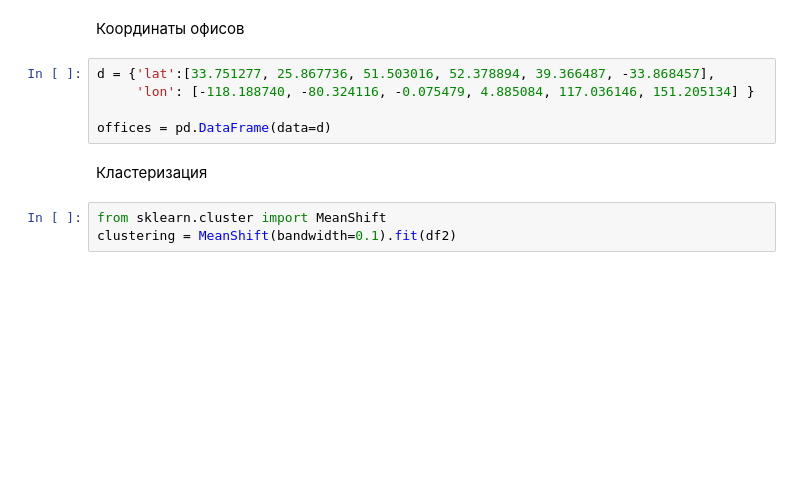
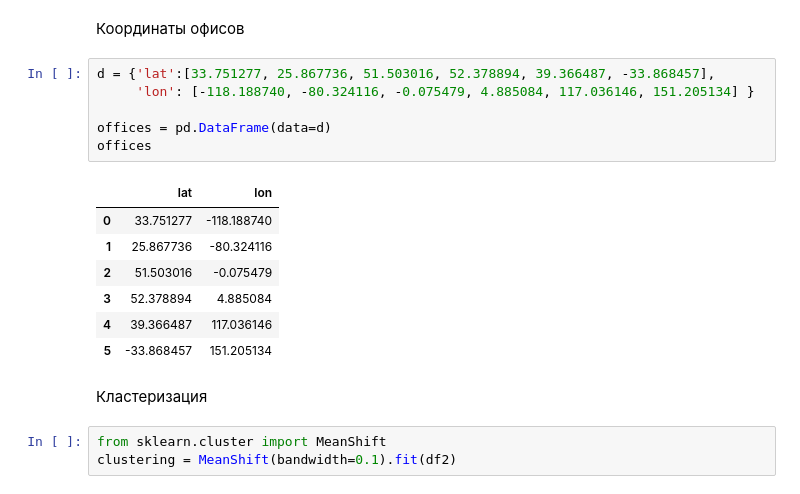
Before and after one commit to hipufka/pythonstudy, a Jupyter notebook: clusters_coursera_1.ipynb, the cells around one changed output. Drawn from its saved outputs; the diff is of its cells as text; blank space fills up the shorter version.

```diff
--- a/clusters_coursera_1.ipynb
+++ b/clusters_coursera_1.ipynb
@@ -18,8 +64,17 @@ df2=df.head(100000)
 # %%
 d = {'lat':[33.751277, 25.867736, 51.503016, 52.378894, 39.366487, -33.868457],
      'lon': [-118.188740, -80.324116, -0.075479, 4.885084, 117.036146, 151.205134] }
 
 offices = pd.DataFrame(data=d)
+offices
+# %% [output]
+|  | lat | lon |
+| 0 | 33.751277 | -118.188740 |
+| 1 | 25.867736 | -80.324116 |
+| 2 | 51.503016 | -0.075479 |
+| 3 | 52.378894 | 4.885084 |
+| 4 | 39.366487 | 117.036146 |
+| 5 | -33.868457 | 151.205134 |
 # %% [markdown]
 Кластеризация
 # %%
```
Also changed, not shown: parts of 17 cells of this notebook.
